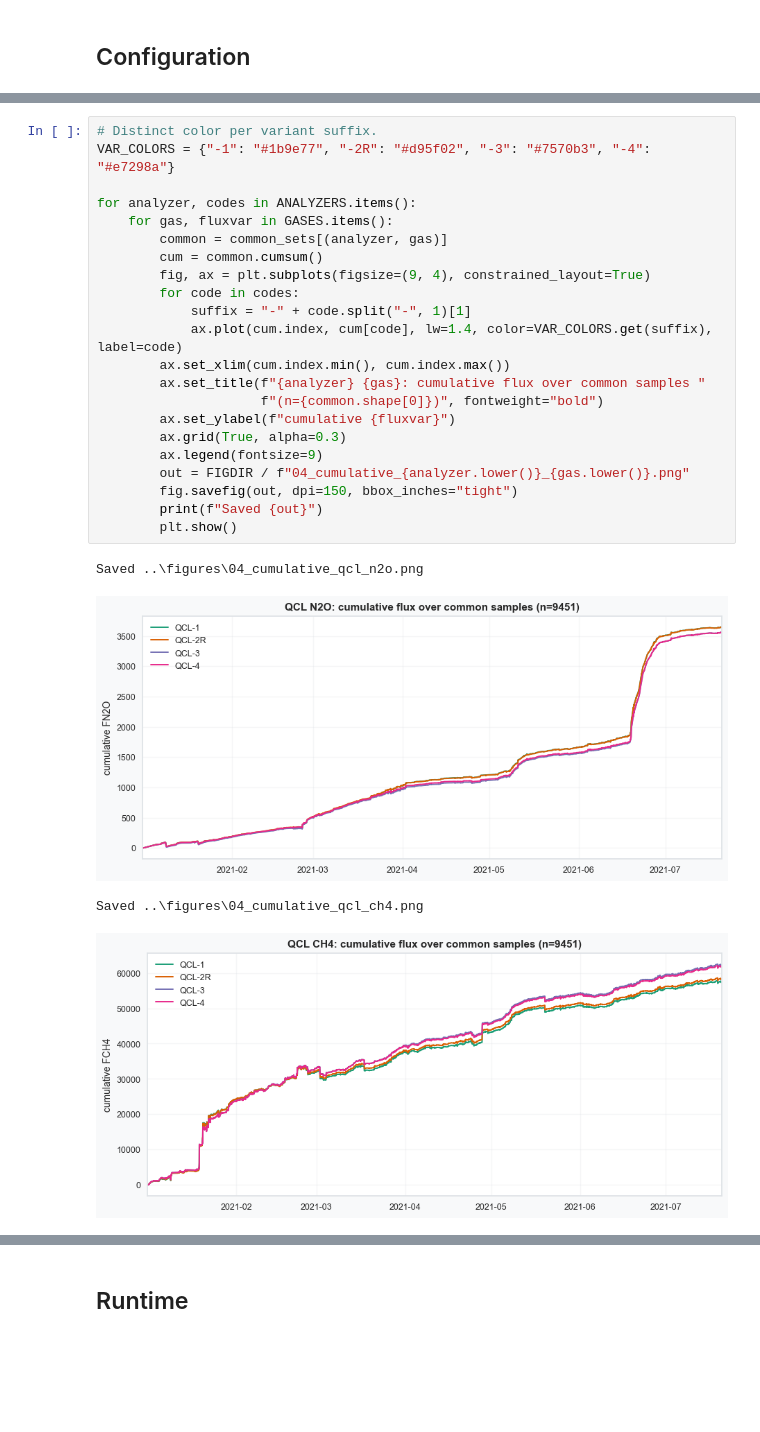
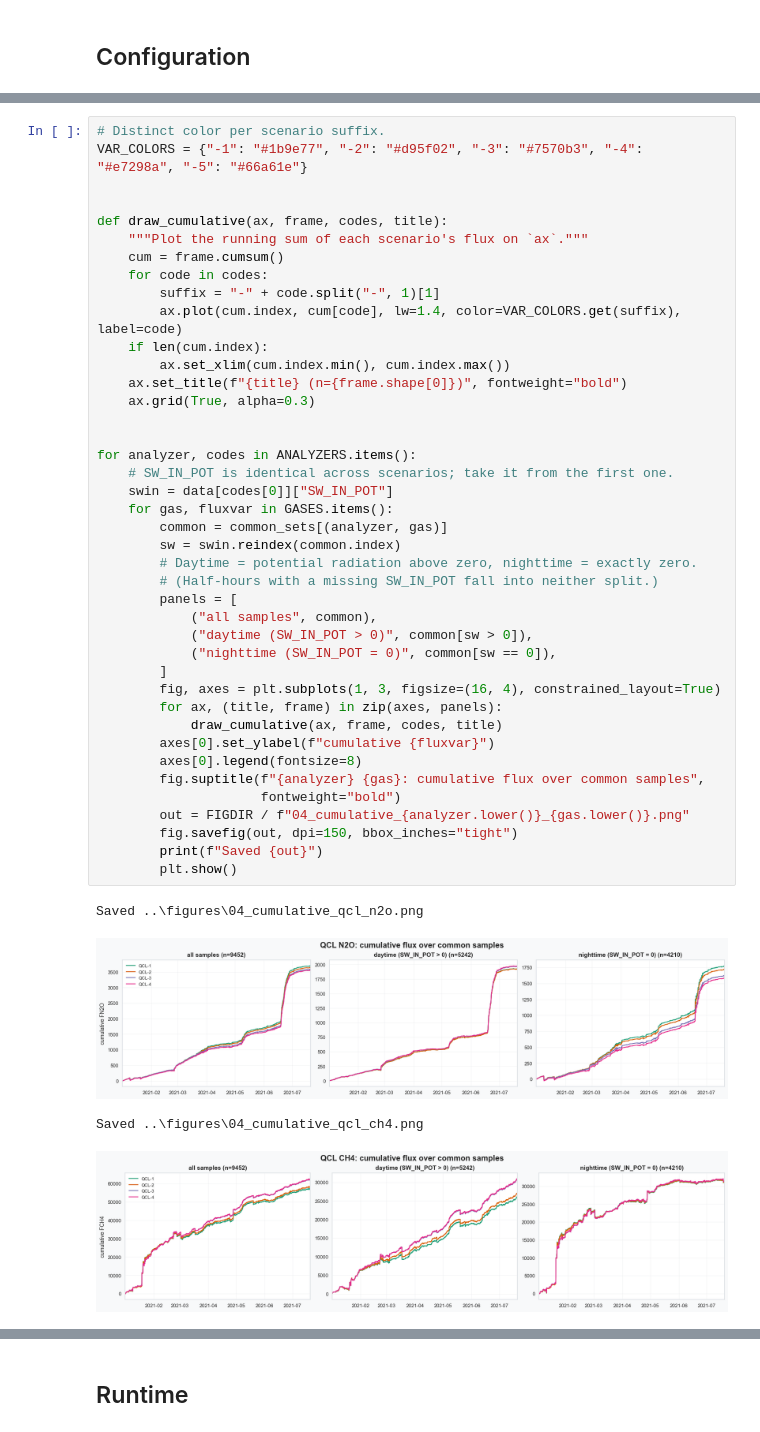
Before and after one commit to holukas/ms-timelag-comparison, a Jupyter notebook: notebooks/04_compare_variant_fluxes.ipynb, the cells around one changed output, grey strips where cells are left out. Cells and saved outputs as stored; diff of their text form; blank space fills up the shorter version.

```diff
--- a/notebooks/04_compare_variant_fluxes.ipynb
+++ b/notebooks/04_compare_variant_fluxes.ipynb
@@ -325,28 +156,47 @@ budget.
 # %%
-# Distinct color per variant suffix.
-VAR_COLORS = {"-1": "#1b9e77", "-2R": "#d95f02", "-3": "#7570b3", "-4": "#e7298a"}
+# Distinct color per scenario suffix.
+VAR_COLORS = {"-1": "#1b9e77", "-2": "#d95f02", "-3": "#7570b3", "-4": "#e7298a", "-5": "#66a61e"}
+
+
+def draw_cumulative(ax, frame, codes, title):
+    """Plot the running sum of each scenario's flux on `ax`."""
+    cum = frame.cumsum()
+    for code in codes:
+        suffix = "-" + code.split("-", 1)[1]
+        ax.plot(cum.index, cum[code], lw=1.4, color=VAR_COLORS.get(suffix), label=code)
+    if len(cum.index):
+        ax.set_xlim(cum.index.min(), cum.index.max())
+    ax.set_title(f"{title} (n={frame.shape[0]})", fontweight="bold")
+    ax.grid(True, alpha=0.3)
+
 
 for analyzer, codes in ANALYZERS.items():
+    # SW_IN_POT is identical across scenarios; take it from the first one.
+    swin = data[codes[0]]["SW_IN_POT"]
     for gas, fluxvar in GASES.items():
         common = common_sets[(analyzer, gas)]
-        cum = common.cumsum()
-        fig, ax = plt.subplots(figsize=(9, 4), constrained_layout=True)
-        for code in codes:
-            suffix = "-" + code.split("-", 1)[1]
-            ax.plot(cum.index, cum[code], lw=1.4, color=VAR_COLORS.get(suffix), label=code)
-        ax.set_xlim(cum.index.min(), cum.index.max())
-        ax.set_title(f"{analyzer} {gas}: cumulative flux over common samples "
-                     f"(n={common.shape[0]})", fontweight="bold")
-        ax.set_ylabel(f"cumulative {fluxvar}")
-        ax.grid(True, alpha=0.3)
-        ax.legend(fontsize=9)
+        sw = swin.reindex(common.index)
+        # Daytime = potential radiation above zero, nighttime = exactly zero.
+        # (Half-hours with a missing SW_IN_POT fall into neither split.)
+        panels = [
+            ("all samples", common),
+            ("daytime (SW_IN_POT > 0)", common[sw > 0]),
+            ("nighttime (SW_IN_POT = 0)", common[sw == 0]),
+        ]
+        fig, axes = plt.subplots(1, 3, figsize=(16, 4), constrained_layout=True)
+        for ax, (title, frame) in zip(axes, panels):
+            draw_cumulative(ax, frame, codes, title)
+        axes[0].set_ylabel(f"cumulative {fluxvar}")
+        axes[0].legend(fontsize=8)
+        fig.suptitle(f"{analyzer} {gas}: cumulative flux over common samples",
+                     fontweight="bold")
         out = FIGDIR / f"04_cumulative_{analyzer.lower()}_{gas.lower()}.png"
         fig.savefig(out, dpi=150, bbox_inches="tight")
         print(f"Saved {out}")
         plt.show()
 # %% [output]
 Saved ..\figures\04_cumulative_qcl_n2o.png
-[figure, old version]
+[figure, new version]
 Saved ..\figures\04_cumulative_qcl_ch4.png
-[figure, old version]
+[figure, new version]
 Saved ..\figures\04_cumulative_lgr_n2o.png
```
Also changed, not shown: parts of 15 cells of this notebook, 19 other files.
